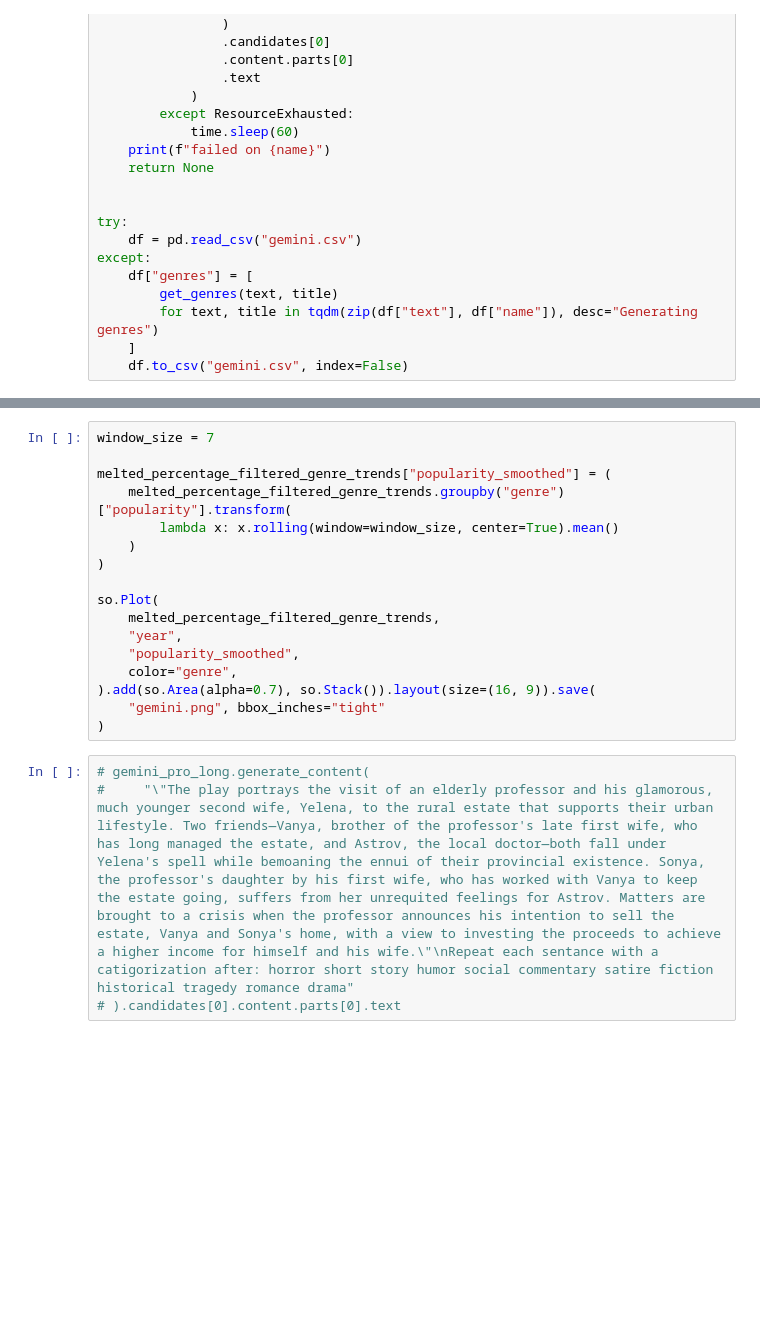
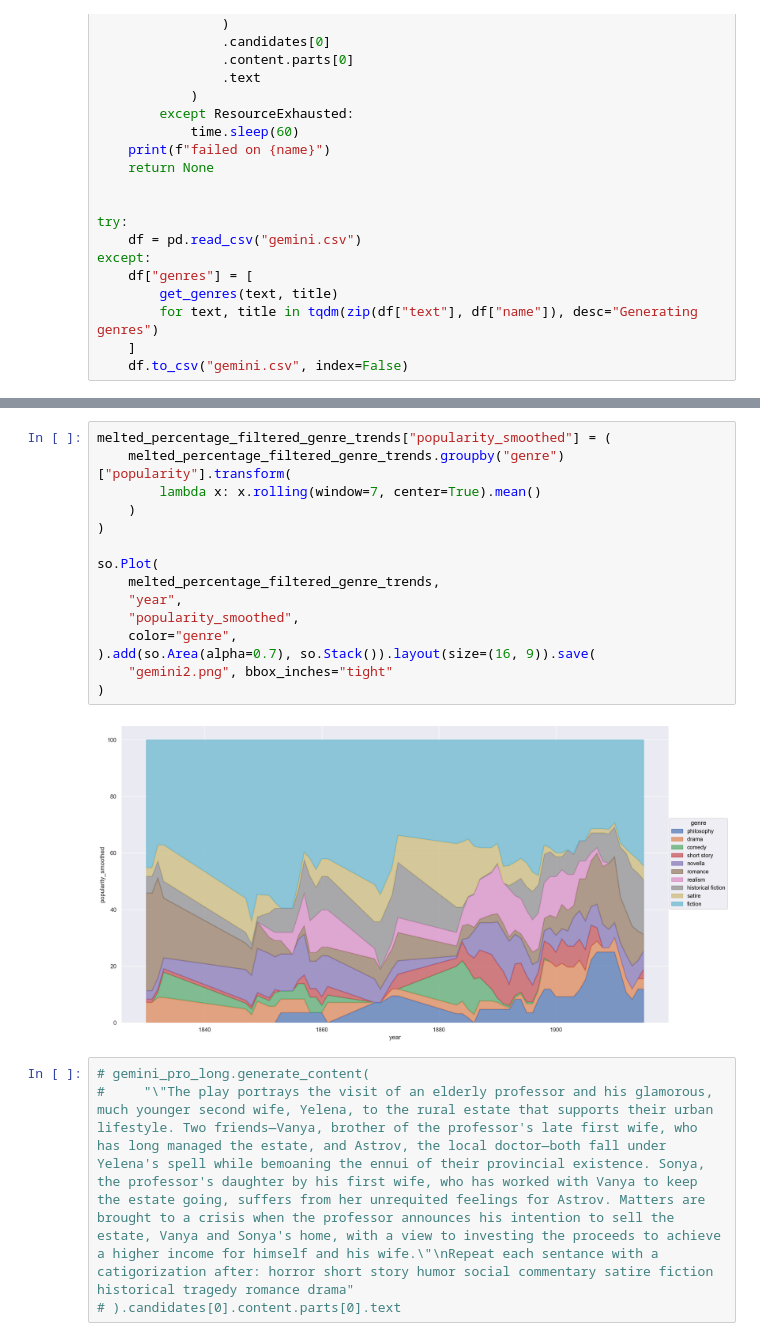
Before and after one commit to AlistairKeiller/russian_lit, a Jupyter notebook: gemini.ipynb, the cells around one changed output, grey strips where cells are left out. Saved outputs shown, nothing was run; the diff lists cells and outputs as text; blank space fills up the shorter version.

```diff
--- a/gemini.ipynb
+++ b/gemini.ipynb
@@ -205,20 +166,20 @@ so.Plot(
 # %%
-window_size = 7
-
 melted_percentage_filtered_genre_trends["popularity_smoothed"] = (
     melted_percentage_filtered_genre_trends.groupby("genre")["popularity"].transform(
-        lambda x: x.rolling(window=window_size, center=True).mean()
+        lambda x: x.rolling(window=7, center=True).mean()
     )
 )
 
 so.Plot(
     melted_percentage_filtered_genre_trends,
     "year",
     "popularity_smoothed",
     color="genre",
 ).add(so.Area(alpha=0.7), so.Stack()).layout(size=(16, 9)).save(
-    "gemini.png", bbox_inches="tight"
+    "gemini2.png", bbox_inches="tight"
 )
+# %% [output]
+[figure, added]
 # %%
 # gemini_pro_long.generate_content(
 #     "\"The play portrays the visit of an elderly professor and his glamorous, much younger second wife, Yelena, to the rural estate that supports their urban lifestyle. Two friends—Vanya, brother of the professor's late first wife, who has long managed the estate, and Astrov, the local doctor—both fall under Yelena's spell while bemoaning the ennui of their provincial existence. Sonya, the professor's daughter by his first wife, who has worked with Vanya to keep the estate going, suffers from her unrequited feelings for Astrov. Matters are brought to a crisis when the professor announces his intention to sell the estate, Vanya and Sonya's home, with a view to investing the proceeds to achieve a higher income for himself and his wife.\"\nRepeat each sentance with a catigorization after: horror short story humor social commentary satire fiction historical tragedy romance drama"
```
Also changed, not shown: parts of 9 cells of this notebook, 3 other files.
